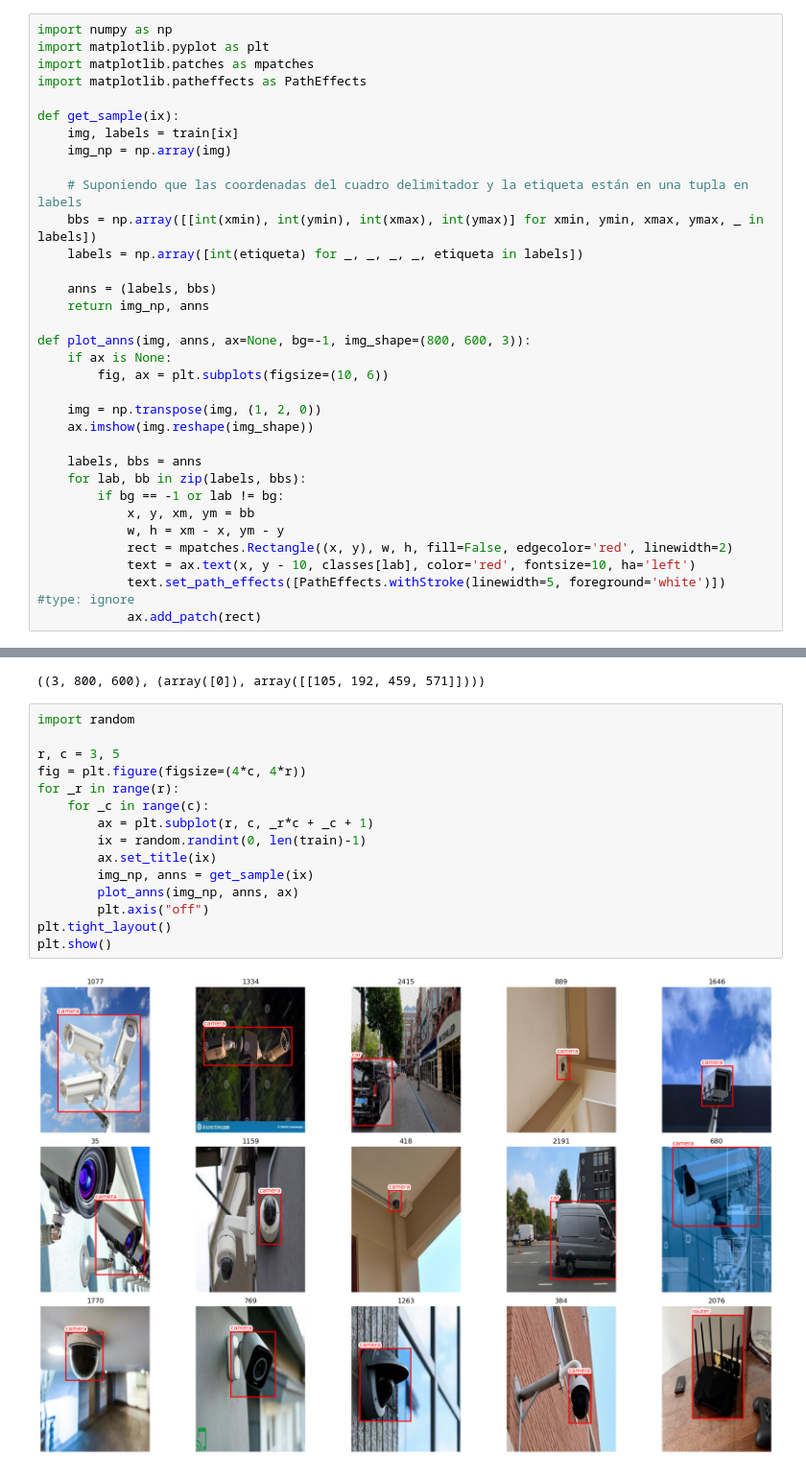
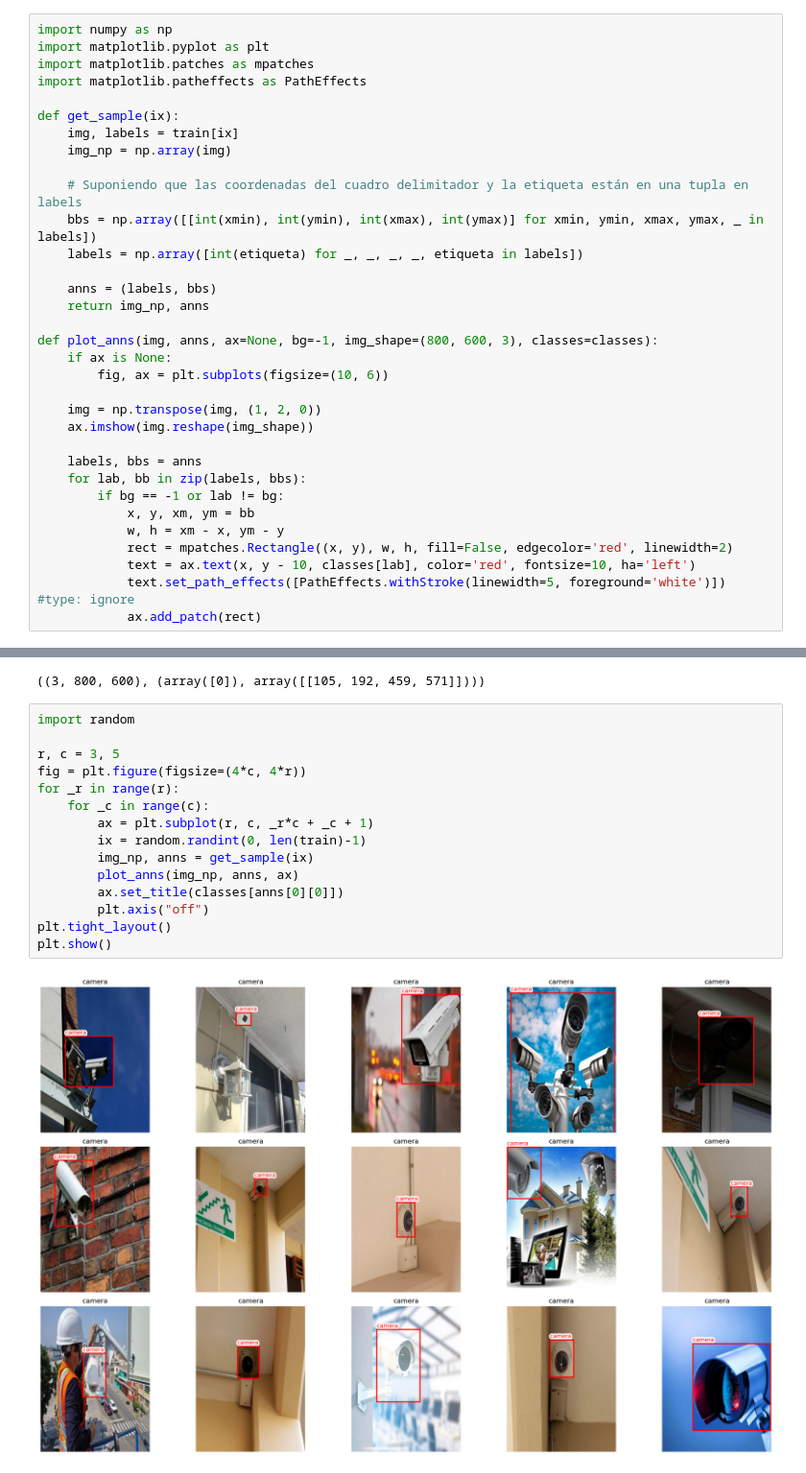
Before and after one commit to marcanii/SIS421---2-23, a Jupyter notebook: Practices/Practice2/01_object_detection.ipynb, the cells around one changed output, grey strips where cells are left out. Shown at 96% size. Saved outputs shown, nothing was run; the diff lists cells and outputs as text.

```diff
--- a/Practices/Practice2/01_object_detection.ipynb
+++ b/Practices/Practice2/01_object_detection.ipynb
@@ -100,7 +97,7 @@ def get_sample(ix):
     anns = (labels, bbs)
     return img_np, anns
 
-def plot_anns(img, anns, ax=None, bg=-1, img_shape=(800, 600, 3)):
+def plot_anns(img, anns, ax=None, bg=-1, img_shape=(800, 600, 3), classes=classes):
     if ax is None:
         fig, ax = plt.subplots(figsize=(10, 6))
 
@@ -124,17 +121,17 @@ img_np.shape, anns
 # %%
 import random
 
 r, c = 3, 5
 fig = plt.figure(figsize=(4*c, 4*r))
 for _r in range(r):
     for _c in range(c):
         ax = plt.subplot(r, c, _r*c + _c + 1)
         ix = random.randint(0, len(train)-1)
-        ax.set_title(ix)
         img_np, anns = get_sample(ix)
         plot_anns(img_np, anns, ax)
+        ax.set_title(classes[anns[0][0]])
         plt.axis("off")
 plt.tight_layout()
 plt.show()
 # %% [output]
-[figure, old version]
+[figure, new version]
```
Also changed, not shown: parts of 9 cells of this notebook.
